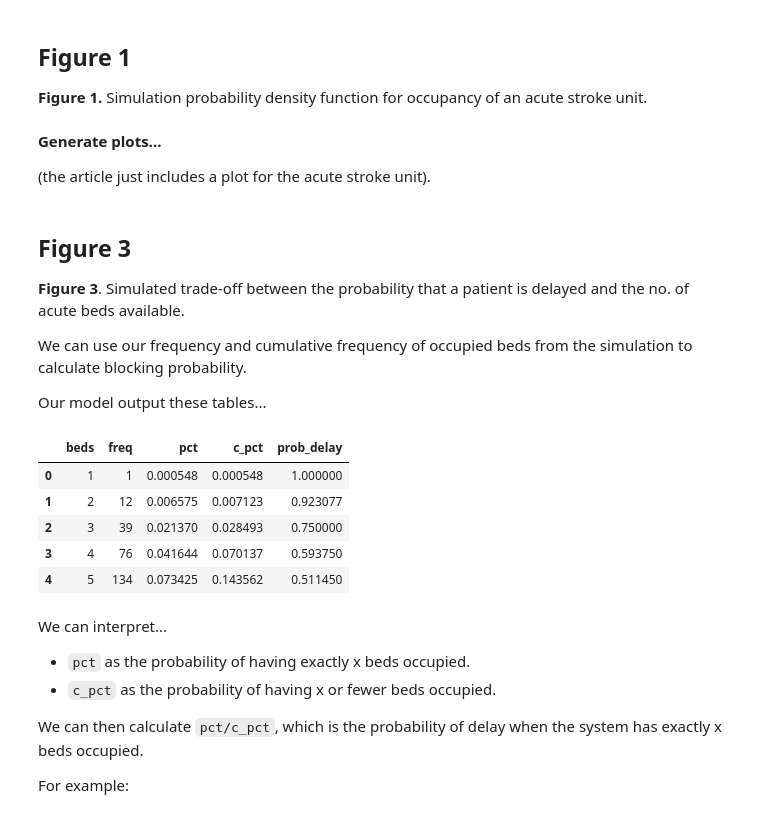
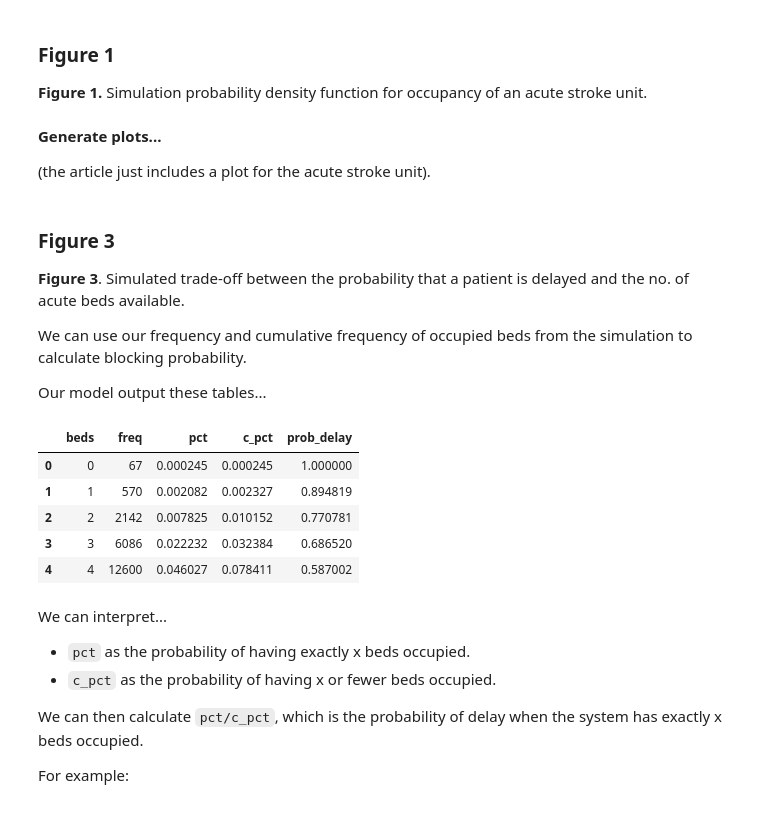
Before and after one commit to pythonhealthdatascience/pydesrap_stroke, a Jupyter notebook: notebooks/analysis.ipynb, the cells around one changed output. Cells and saved outputs as stored; diff of their text form; code cells hidden in the pictures.

Commit message:
feat(runner): add summary tables combining replications, and use these for Figure 1 and 3

```diff
--- a/notebooks/analysis.ipynb
+++ b/notebooks/analysis.ipynb
@@ -34,3 +38,6 @@ display(model.audit_list[0:5])
 # %%
-# Set up runner
-runner = Runner(param=Param(cores=8))
+# Set up runner to run in parallel with nine cores
+runner = Runner(param=Param(cores=9))
+
+# Run the model for 150 replications
+rep_results, overall_results = runner.run_reps()
@@ -51,5 +44,5 @@ rep_results = runner.run_reps()
 # %% [markdown]
-## Figure 1
+### Figure 1
 
 **Figure 1.** Simulation probability density function for occupancy of an acute stroke unit.
 # %%
@@ -111,6 +104,6 @@ plot_occupancy_freq(single_results["rehab"], unit="rehab",
                     file="occupancy_freq_rehab.png")
 # %% [markdown]
-## Figure 3
+### Figure 3
 
 **Figure 3**. Simulated trade-off between the probability that a patient is delayed and the no. of acute beds available.
 
@@ -118,14 +111,14 @@ We can use our frequency and cumulative frequency of occupied beds from the simu
 
 Our model output these tables...
 # %%
-single_results["asu"].head()
+overall_results["asu"].head()
 # %% [output]
 |  | beds | freq | pct | c_pct | prob_delay |
-| 0 | 1 | 1 | 0.000548 | 0.000548 | 1.000000 |
-| 1 | 2 | 12 | 0.006575 | 0.007123 | 0.923077 |
-| 2 | 3 | 39 | 0.021370 | 0.028493 | 0.750000 |
-| 3 | 4 | 76 | 0.041644 | 0.070137 | 0.593750 |
-| 4 | 5 | 134 | 0.073425 | 0.143562 | 0.511450 |
+| 0 | 0 | 67 | 0.000245 | 0.000245 | 1.000000 |
+| 1 | 1 | 570 | 0.002082 | 0.002327 | 0.894819 |
+| 2 | 2 | 2142 | 0.007825 | 0.010152 | 0.770781 |
+| 3 | 3 | 6086 | 0.022232 | 0.032384 | 0.686520 |
+| 4 | 4 | 12600 | 0.046027 | 0.078411 | 0.587002 |
 # %% [markdown]
 We can interpret...
 
```
Also changed, not shown: parts of 9 cells of this notebook, 5 other files.
